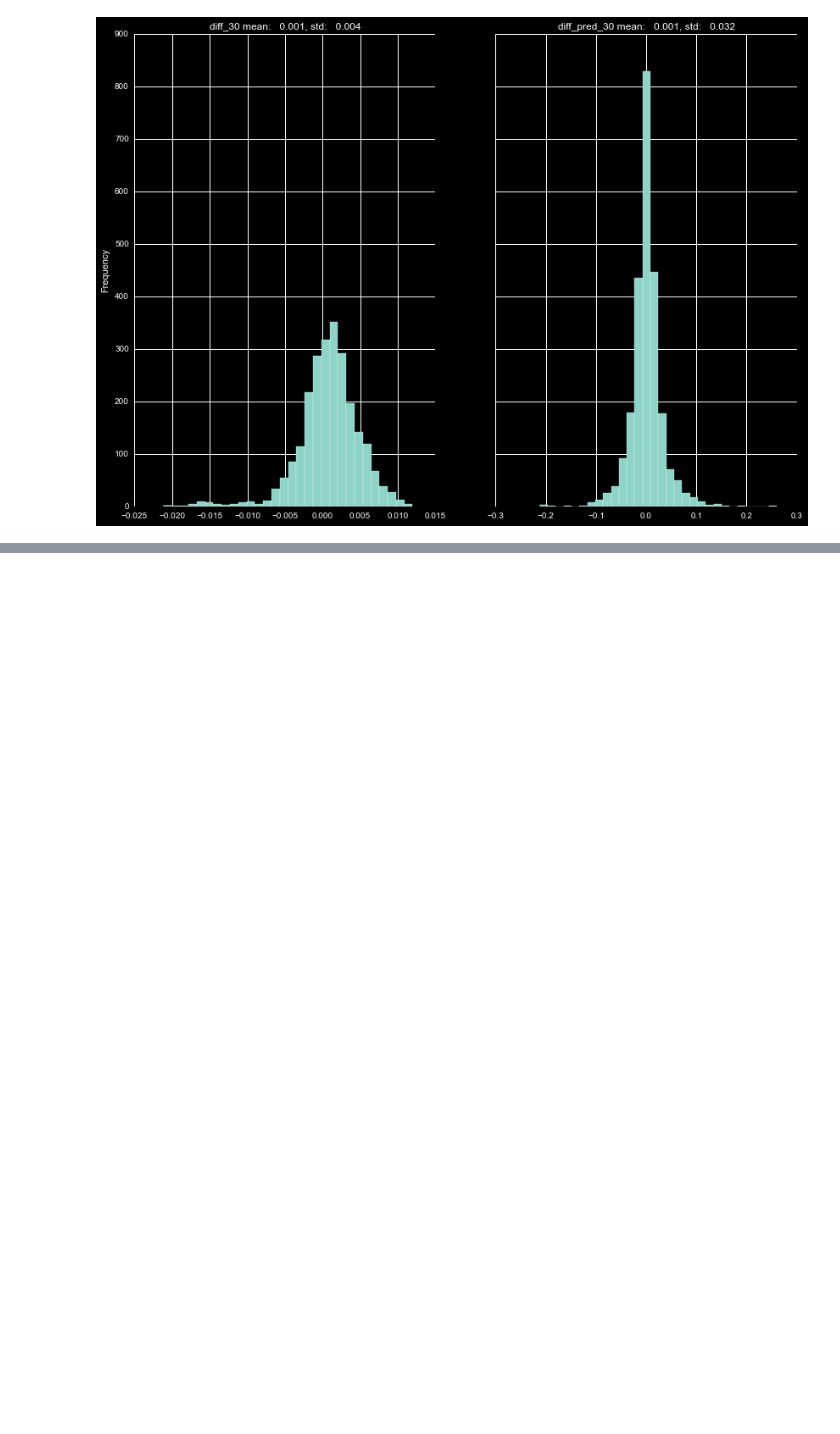
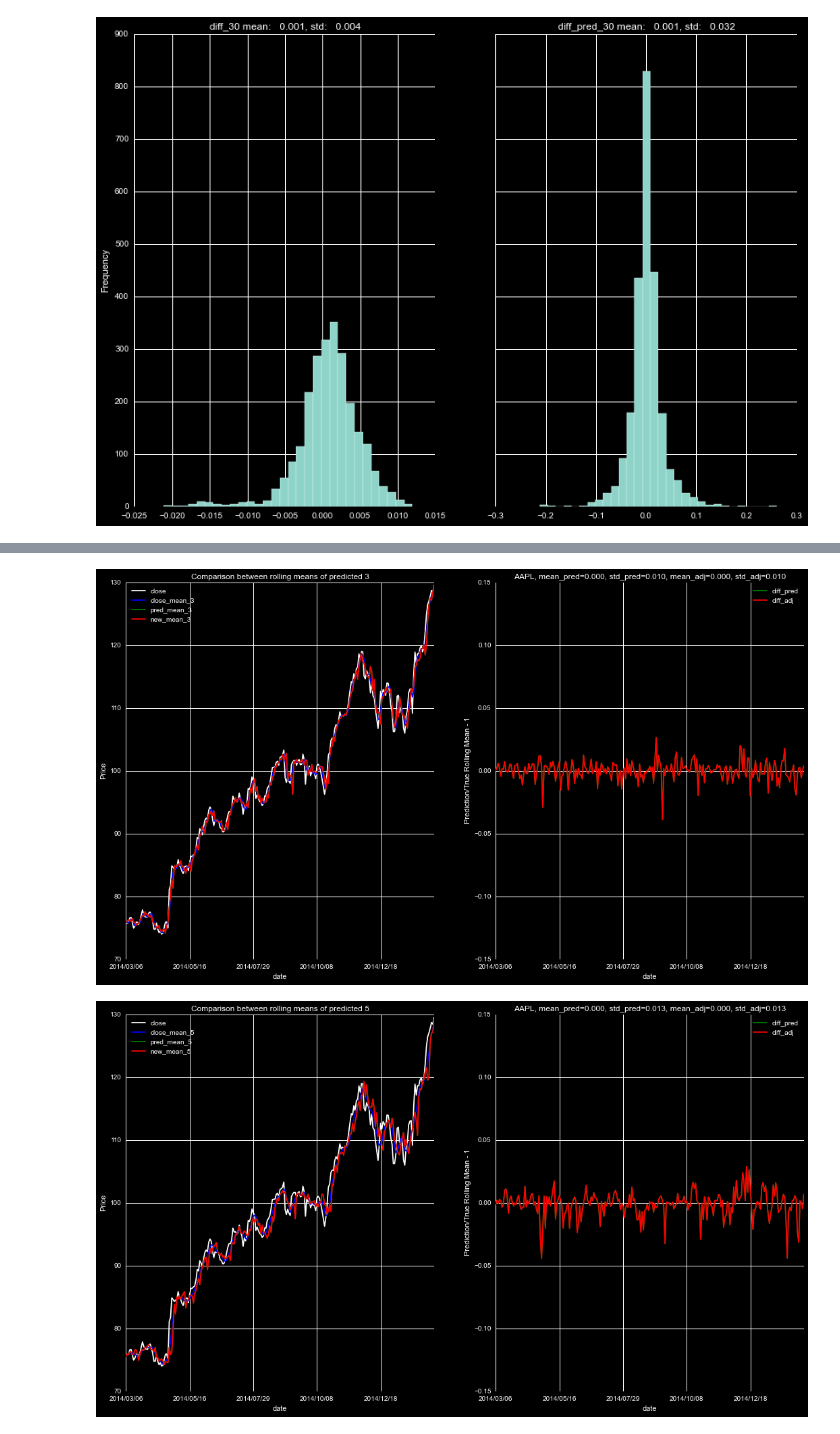
Before and after one commit to markertsean/python_trader, a Jupyter notebook: gen_predictor.ipynb, the cells around one changed output, grey strips where cells are left out. Saved outputs shown, nothing was run; the diff lists cells and outputs as text; code cells hidden in the pictures; blank space fills up the shorter version.

```diff
--- a/gen_predictor.ipynb
+++ b/gen_predictor.ipynb
@@ -442,0 +378,48 @@ foo.shape
+# %%
+smooth_vals = [0,0,2,2,3,4,5,6]
+shift_vals  = [0,0,2,2,3,4,5,6]
+
+
+# Tweak the difference in rolling means per day
+# Lots of noise, this may force less noise, might not. We will see
+for i in range( 0, len(roll_nums) ):
+
+    roll = str( roll_nums[i] )
+    if ( smooth_vals[i] > 1 ):
+        close_df['new_mean_'+roll] = close_df['pred_mean_'+roll].values[::-1]
+        close_df['new_mean_'+roll] = close_df[ 'new_mean_'+roll].rolling(smooth_vals[i]).mean()
+        close_df['new_mean_'+roll] = close_df[ 'new_mean_'+roll].shift(-shift_vals[i])
+        close_df['new_mean_'+roll] = close_df[ 'new_mean_'+roll].values[::-1]
+    else:
+        close_df['new_mean_'+roll] = close_df['pred_mean_'+roll]
+# %%
+max_ind = close_df.shape[0]
+low = int( 0.2*max_ind )
+hi  = int( 0.3*max_ind )
+for i in roll_nums:
+
+    f, (ax1, ax2) = plt.subplots(1, 2, figsize=(18,10) )
+
+    close_df[hi:low:-1].plot( y = 'close'             , color='w', ax=ax1 )
+    close_df[hi:low:-1].plot( y = 'close_mean_'+str(i), color='b', ax=ax1 )
+    close_df[hi:low:-1].plot( y =  'pred_mean_'+str(i), color='g', ax=ax1 )
+    close_df[hi:low:-1].plot( y =   'new_mean_'+str(i), color='r', ax=ax1 )
+    ax1.set_title( 'Comparison between rolling means of predicted ' + str(i)) #+ ' day rolling mean for AAPL' )
+    ax1.set_ylabel( 'Price' )
+
+    close_df['diff_pred'] = close_df['pred_mean_'+str(i)] / close_df['close_mean_'+str(i)] - 1.
+    close_df['diff_adj' ] = close_df[ 'new_mean_'+str(i)] / close_df['close_mean_'+str(i)] - 1.
+
+    close_df[hi:low:-1].plot( y='diff_pred', color='g', ax=ax2 )
+    close_df[hi:low:-1].plot( y='diff_adj' , color='r', ax=ax2 )
+
+    ax2.set_title( 'AAPL, mean_pred=%5.3f, std_pred=%5.3f, mean_adj=%5.3f, std_adj=%5.3f'%(
+                   close_df['diff_pred'].mean(),close_df['diff_pred'].std(),
+                   close_df['diff_adj' ].mean(),close_df['diff_adj' ].std(),
+               ) )
+    ax2.set_ylabel( 'Prediction/True Rolling Mean - 1' )
+    ax2.set_ylim( [-0.15,0.15] )
+    plt.show()
+# %% [output]
+[figure, added]
+[figure, added]
```
Also changed, not shown: parts of 14 cells of this notebook.
